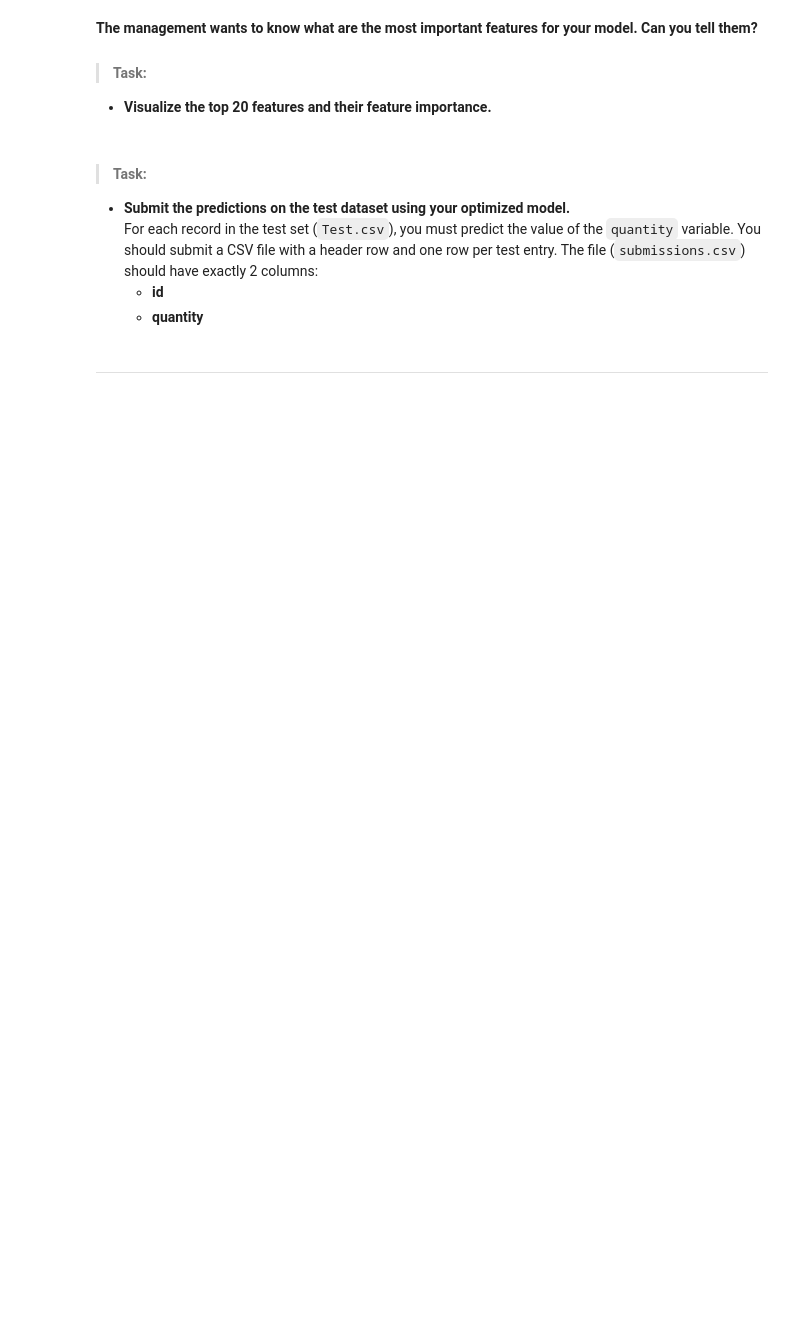
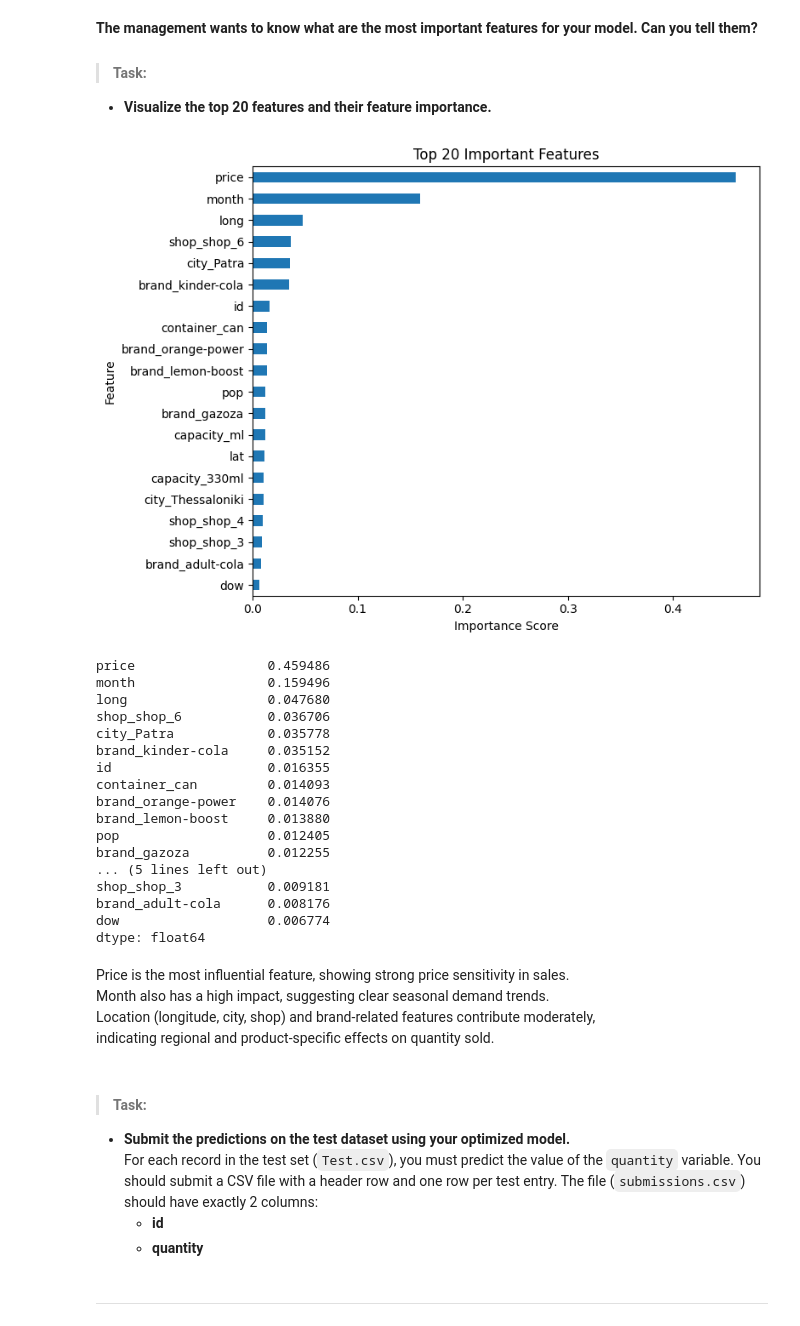
Before and after one commit to pmekanna3/data_science_project, a Jupyter notebook: Questions.ipynb, the cells around one changed output. Saved outputs shown, nothing was run; the diff lists cells and outputs as text; code cells hidden in the pictures; blank space fills up the shorter version.

```diff
--- a/Questions.ipynb
+++ b/Questions.ipynb
@@ -81,0 +208,11 @@ test_data.head()
+# %%
+
+print("Before:", train.shape)
+train = train.dropna(subset=["quantity"])
+print("After :", train.shape)
+
+
+y = train["quantity"]
+X = train.drop(columns=["quantity"])
+
+print("Number of NaNs in target after cleaning:", y.isna().sum())
@@ -86,6 +298,71 @@ test_data.head()
 
 > #### Task:
 - **Visualize the top 20 features and their feature importance.**
+# %%
+
+ohe = final_pipe.named_steps['prep'].named_transformers_['cat'].named_steps['onehot']
+cat_feature_names = ohe.get_feature_names_out(cat_cols)
+num_feature_names = num_cols
+all_feature_names = np.concatenate([num_feature_names, cat_feature_names])
+
+model = final_pipe.named_steps['model']
+
+
+if hasattr(model, "feature_importances_"):
+    importances = model.feature_importances_
+    fi = pd.Series(importances, index=all_feature_names).sort_values(ascending=False).head(20)
+
+    plt.figure(figsize=(8,6))
+    fi.sort_values().plot(kind="barh")
+    plt.title("Top 20 Important Features")
+    plt.xlabel("Importance Score")
+    plt.ylabel("Feature")
+    plt.tight_layout()
+    plt.show()
+
+    display(fi)
+else:
+
+    if hasattr(model, "coef_"):
+        coefs = pd.Series(model.coef_.ravel(), index=all_feature_names)
+        fi = coefs.abs().sort_values(ascending=False).head(20)
+
+        plt.figure(figsize=(8,6))
+        fi.sort_values().plot(kind="barh")
+        plt.title("Top 20 Influential Features (absolute coefficients)")
+        plt.xlabel("Coefficient magnitude")
+        plt.ylabel("Feature")
+        plt.tight_layout()
+        plt.show()
+
+        display(fi)
+    else:
+        print("This model type does not provide feature importance directly.")
+# %% [output]
+[figure, added]
+price                 0.459486
+month                 0.159496
+long                  0.047680
+shop_shop_6           0.036706
+city_Patra            0.035778
+brand_kinder-cola     0.035152
+id                    0.016355
+container_can         0.014093
+brand_orange-power    0.014076
+brand_lemon-boost     0.013880
+pop                   0.012405
+brand_gazoza          0.012255
+... (5 lines left out)
+shop_shop_3           0.009181
+brand_adult-cola      0.008176
+dow                   0.006774
+dtype: float64
+# %% [markdown]
+
+Price is the most influential feature, showing strong price sensitivity in sales.
+Month also has a high impact, suggesting clear seasonal demand trends.
+Location (longitude, city, shop) and brand-related features contribute moderately,
+indicating regional and product-specific effects on quantity sold.
 # %% [markdown]
 > #### Task:
 - **Submit the predictions on the test dataset using your optimized model.** <br/>
```
Also changed, not shown: parts of 10 cells of this notebook, 1 other file.
